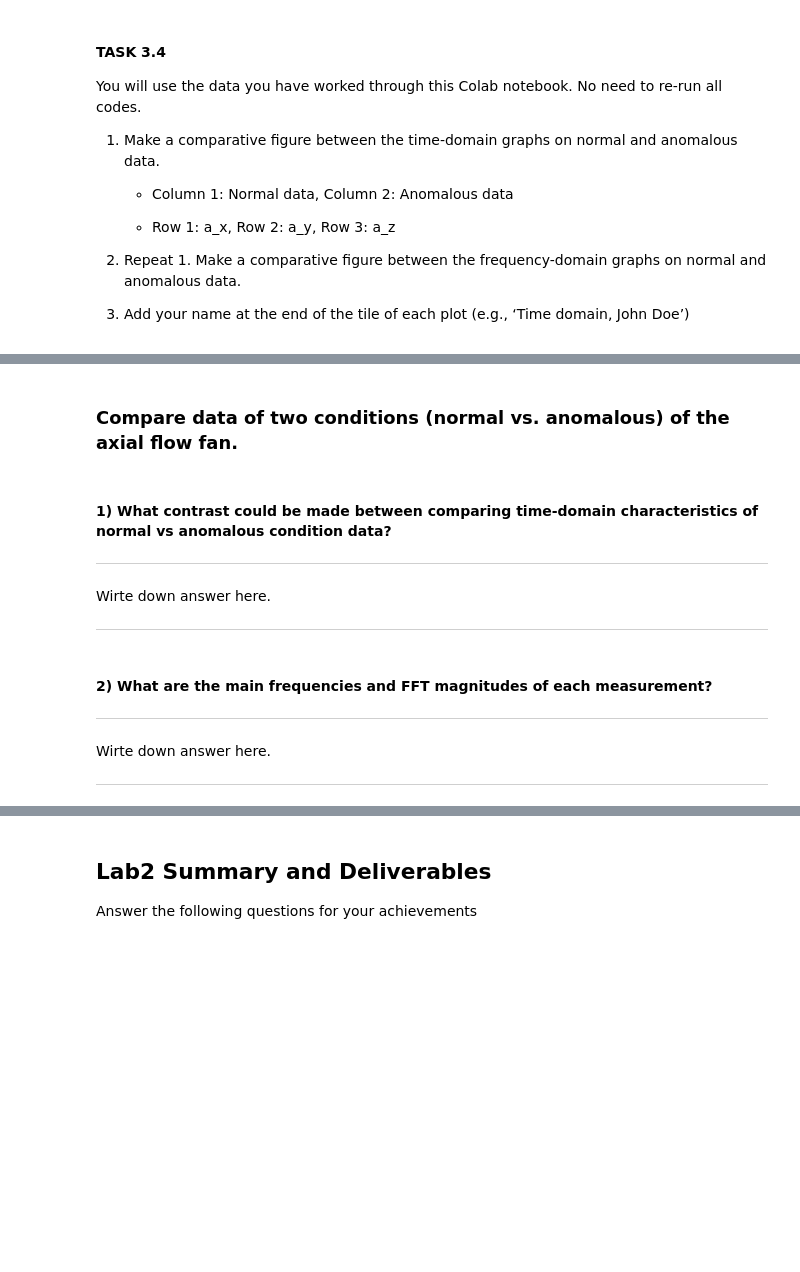
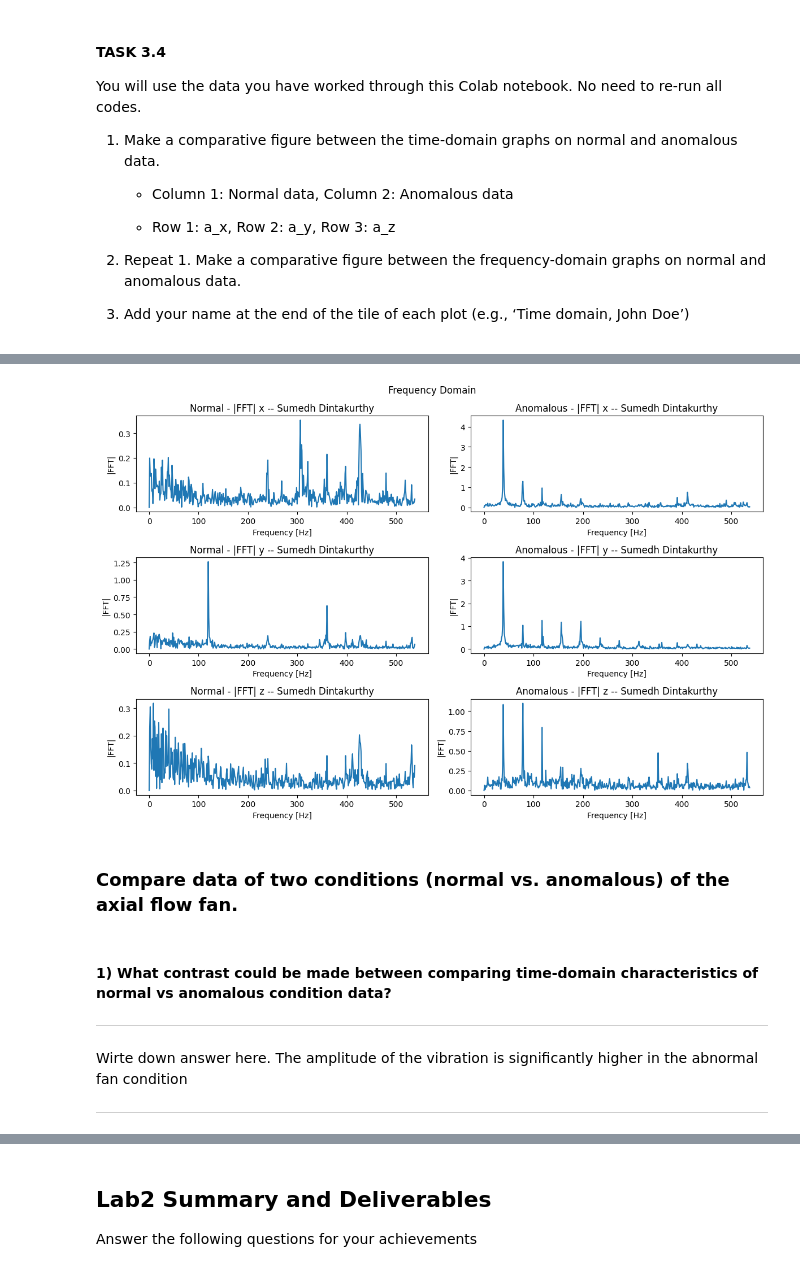
Before and after one commit to broodingreaper/iiot, a Jupyter notebook: lab/lab2/L2_Colab3.ipynb, the cells around one changed output, grey strips where cells are left out. Cells and saved outputs as stored; diff of their text form; code cells hidden in the pictures; blank space fills up the shorter version.

```diff
--- a/lab/lab2/L2_Colab3.ipynb
+++ b/lab/lab2/L2_Colab3.ipynb
@@ -355,3 +397,34 @@ You will use the data you have worked through this Colab notebook. No need to re
+# %%
+# Insert your code here:
+# Provide comments to describe your code
+
+fig_freq, ax_freq = plt.subplots(3, 2, figsize=(12, 8))
+fig_freq.suptitle('Frequency Domain')
+
+freq_signals = [("f_x", "y_x"),
+                ("f_y", "y_y"),
+                ("f_z", "y_z")]
+
+for i, (f_key, y_key) in enumerate(freq_signals):
+
+    # Plot Normal frequency domain
+    ax_freq[i, 0].plot(normal[f_key], normal[y_key])
+    ax_freq[i, 0].set_title(f'Normal - |FFT| {f_key[-1]} -- Sumedh Dintakurthy')
+
+    # Plot Anomalous frequency domain
+    ax_freq[i, 1].plot(anom[f_key], anom[y_key])
+    ax_freq[i, 1].set_title(f'Anomalous - |FFT| {f_key[-1]} -- Sumedh Dintakurthy')
+
+    # Axis labels
+    ax_freq[i, 0].set_xlabel('Frequency [Hz]')
+    ax_freq[i, 1].set_xlabel('Frequency [Hz]')
+    ax_freq[i, 0].set_ylabel('|FFT|')
+    ax_freq[i, 1].set_ylabel('|FFT|')
+
+plt.tight_layout()
+plt.show()
+# %% [output]
+[figure, added]
 # %% [markdown]
 
 ### Compare data of two conditions (normal vs. anomalous) of the axial flow fan.
@@ -360,12 +433,6 @@ You will use the data you have worked through this Colab notebook. No need to re
 ---
 
 Wirte down answer here.
+The amplitude of the vibration is significantly higher in the abnormal fan condition
 
 ---
-# %% [markdown]
-#### 2) What are the main frequencies and FFT magnitudes of each measurement?
----
-
-Wirte down answer here.
-
----
```
Also changed, not shown: parts of 13 cells of this notebook.
